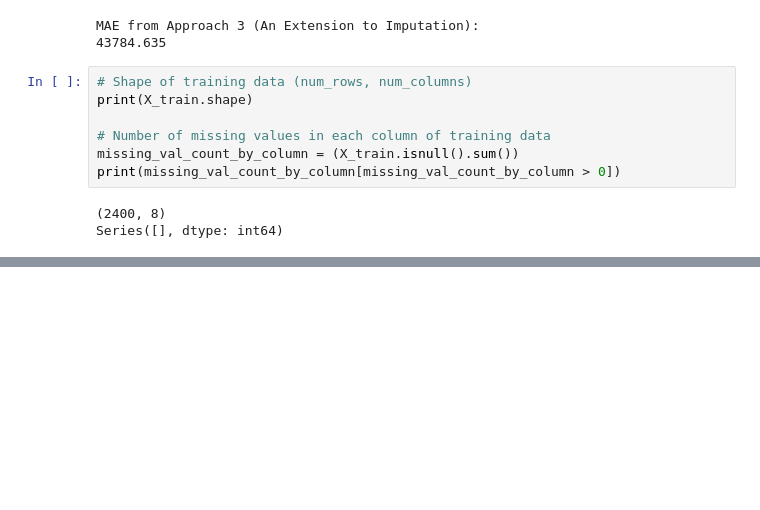
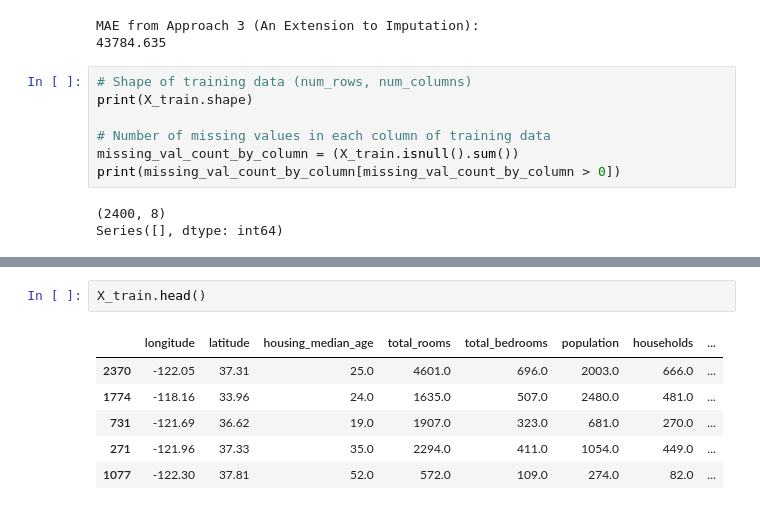
Before and after one commit to Samin-Sadaf7/ML_practice, a Jupyter notebook: MachineLearningPractice.ipynb, the cells around one changed output, grey strips where cells are left out. Saved outputs shown, nothing was run; the diff lists cells and outputs as text; blank space fills up the shorter version.

```diff
--- a/MachineLearningPractice.ipynb
+++ b/MachineLearningPractice.ipynb
@@ -348,0 +371,9 @@ Series([], dtype: int64)
+# %%
+X_train.head()
+# %% [output]
+|  | longitude | latitude | housing_median_age | total_rooms | total_bedrooms | population | households | ... |
+| 2370 | -122.05 | 37.31 | 25.0 | 4601.0 | 696.0 | 2003.0 | 666.0 | ... |
+| 1774 | -118.16 | 33.96 | 24.0 | 1635.0 | 507.0 | 2480.0 | 481.0 | ... |
+| 731 | -121.69 | 36.62 | 19.0 | 1907.0 | 323.0 | 681.0 | 270.0 | ... |
+| 271 | -121.96 | 37.33 | 35.0 | 2294.0 | 411.0 | 1054.0 | 449.0 | ... |
+| 1077 | -122.30 | 37.81 | 52.0 | 572.0 | 109.0 | 274.0 | 82.0 | ... |
```
Also changed, not shown: parts of 7 cells of this notebook.
